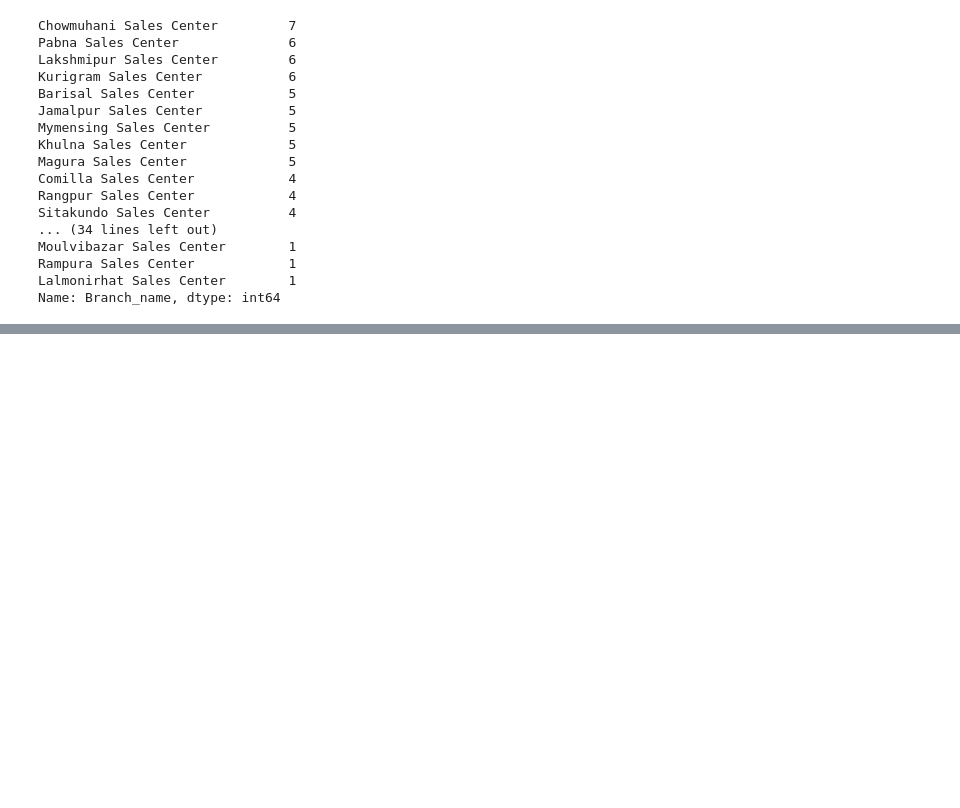
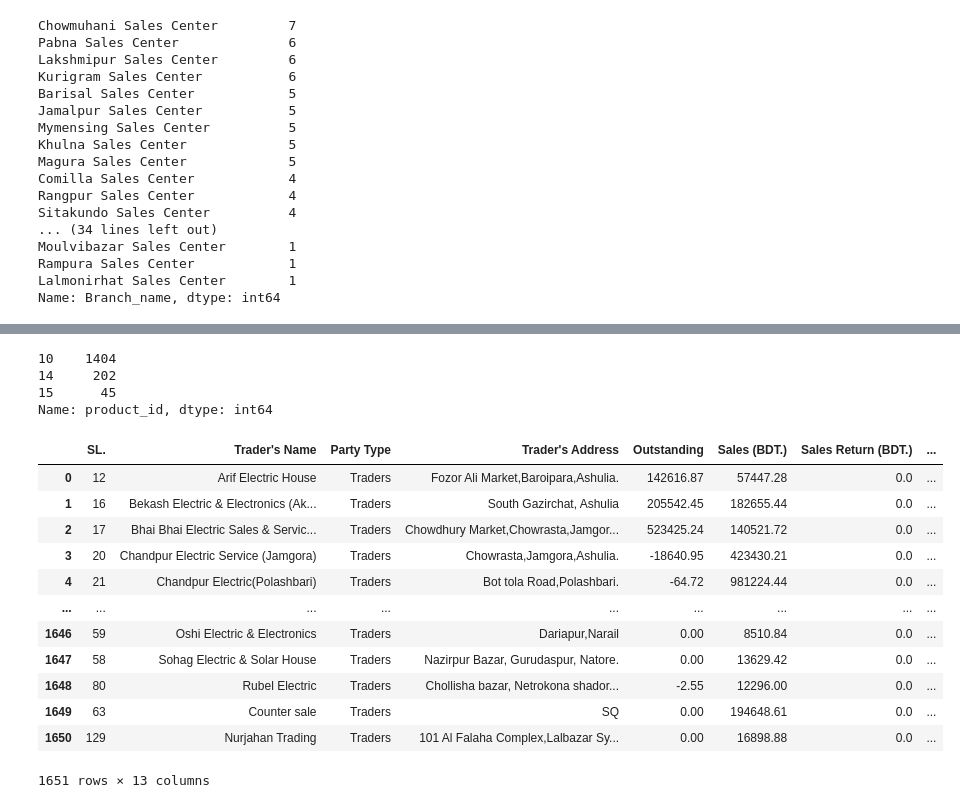
Before and after one commit to Maruf2309/General, a Jupyter notebook: tms_oct_fy21.ipynb, the cells around one changed output, grey strips where cells are left out. Drawn from its saved outputs; the diff is of its cells as text; code cells hidden in the pictures; blank space fills up the shorter version.

```diff
--- a/tms_oct_fy21.ipynb
+++ b/tms_oct_fy21.ipynb
@@ -395,0 +709,23 @@ test.shape
+# %%
+df_org['product_id'].value_counts()
+# %% [output]
+10    1404
+14     202
+15      45
+Name: product_id, dtype: int64
+# %%
+df_2
+# %% [output]
+|  | SL. | Trader's Name | Party Type | Trader's Address | Outstanding | Sales (BDT.) | Sales Return (BDT.) | ... |
+| 0 | 12 | Arif Electric House | Traders | Fozor Ali Market,Baroipara,Ashulia. | 142616.87 | 57447.28 | 0.0 | ... |
+| 1 | 16 | Bekash Electric & Electronics (Ak... | Traders | South Gazirchat, Ashulia | 205542.45 | 182655.44 | 0.0 | ... |
+| 2 | 17 | Bhai Bhai Electric Sales & Servic... | Traders | Chowdhury Market,Chowrasta,Jamgor... | 523425.24 | 140521.72 | 0.0 | ... |
+| 3 | 20 | Chandpur Electric Service (Jamgora) | Traders | Chowrasta,Jamgora,Ashulia. | -18640.95 | 423430.21 | 0.0 | ... |
+| 4 | 21 | Chandpur Electric(Polashbari) | Traders | Bot tola Road,Polashbari. | -64.72 | 981224.44 | 0.0 | ... |
+| ... | ... | ... | ... | ... | ... | ... | ... | ... |
+| 1646 | 59 | Oshi Electric & Electronics | Traders | Dariapur,Narail | 0.00 | 8510.84 | 0.0 | ... |
+| 1647 | 58 | Sohag Electric & Solar House | Traders | Nazirpur Bazar, Gurudaspur, Natore. | 0.00 | 13629.42 | 0.0 | ... |
+| 1648 | 80 | Rubel Electric | Traders | Chollisha bazar, Netrokona shador... | -2.55 | 12296.00 | 0.0 | ... |
+| 1649 | 63 | Counter sale | Traders | SQ | 0.00 | 194648.61 | 0.0 | ... |
+| 1650 | 129 | Nurjahan Trading | Traders | 101 Al Falaha Complex,Lalbazar Sy... | 0.00 | 16898.88 | 0.0 | ... |
+1651 rows × 13 columns
```
Also changed, not shown: parts of 54 cells of this notebook.
